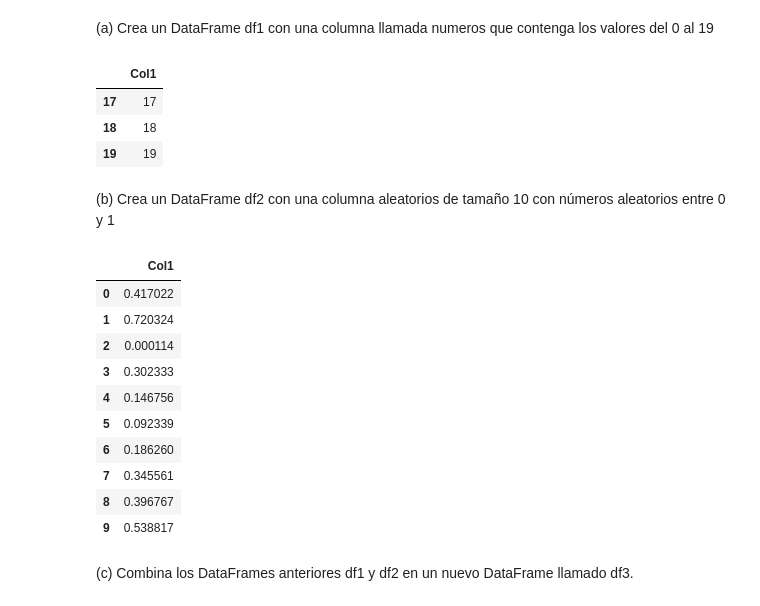
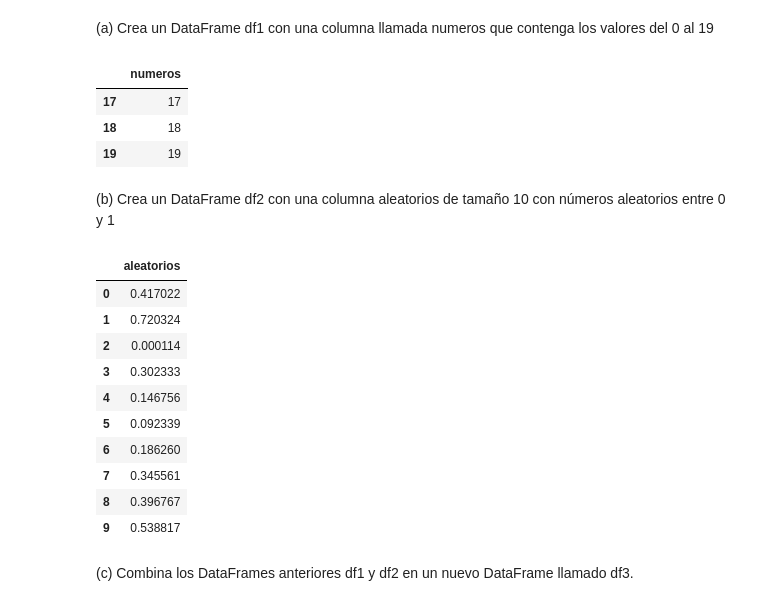
Before and after one commit to enricllorcamendoza-2002/ttad1, a Jupyter notebook: Entrega_2.ipynb, the cells around one changed output. Cells and saved outputs as stored; diff of their text form; code cells hidden in the pictures.

```diff
--- a/Entrega_2.ipynb
+++ b/Entrega_2.ipynb
@@ -10,11 +10,11 @@ import numpy as np
  valores del 0 al 19
 # %%
 df1 = pd.DataFrame(
-    {"Col1":np.arange(20)})
+    {"numeros":np.arange(20)})
 
 df1.tail(3)
 # %% [output]
-|  | Col1 |
+|  | numeros |
 | 17 | 17 |
 | 18 | 18 |
 | 19 | 19 |
@@ -24,11 +24,11 @@ df1.tail(3)
 np.random.seed(1)
 
 df2 = pd.DataFrame(
-    {"Col1":np.random.random(10)})
+    {"aleatorios":np.random.random(10)})
 
 df2
 # %% [output]
-|  | Col1 |
+|  | aleatorios |
 | 0 | 0.417022 |
 | 1 | 0.720324 |
 | 2 | 0.000114 |
```
